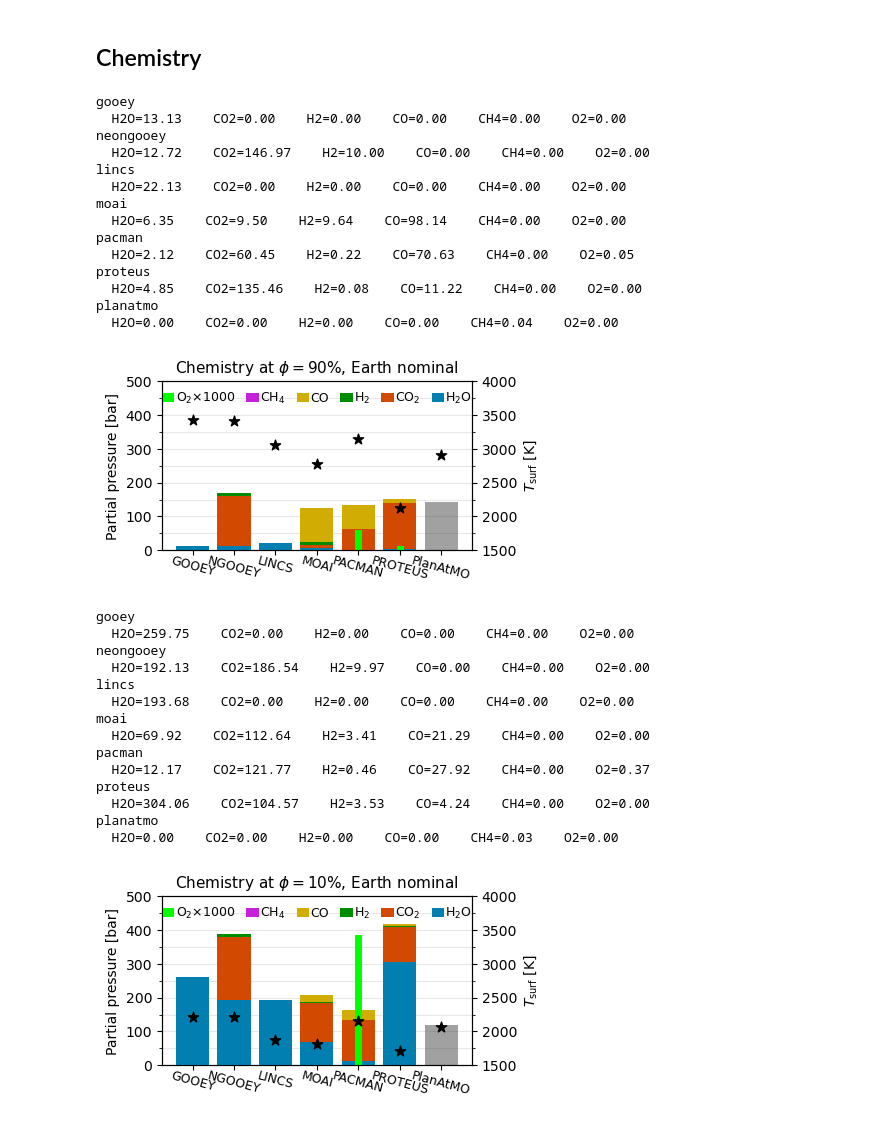
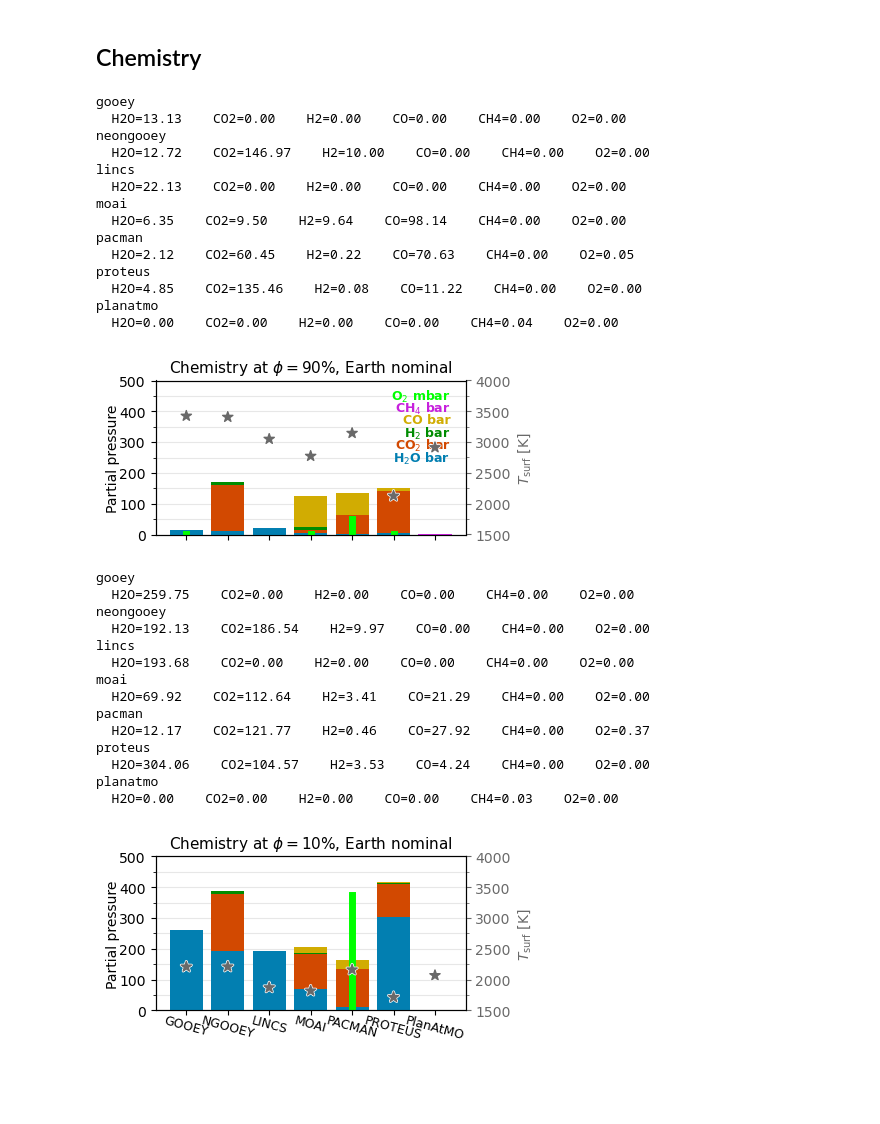
Before and after one commit to lena-noack/chili, a Jupyter notebook: intercomparison/analysis_solarsystem/compare.ipynb, the cells around one changed output. Saved outputs shown, nothing was run; the diff lists cells and outputs as text; code cells hidden in the pictures; blank space fills up the shorter version.

```diff
--- a/intercomparison/analysis_solarsystem/compare.ipynb
+++ b/intercomparison/analysis_solarsystem/compare.ipynb
@@ -578,7 +579,7 @@ for im,m in enumerate(models):
 
         if p == "earth":
             ls = "solid"
-            al = 0.7
+            al = 1.0
 
         else:
             ls = "dashed"
@@ -793,12 +794,14 @@ def plot_radar(case, phi_compare, legend=True):
 # plot_radar("nominal", 0.90, legend=False)
 # %%
 ymax_chem = 500
+tmp_color = 'dimgray'
 
-def plot_chem(case, planet, phi_compare):
+
+def plot_chem(case, planet, phi_compare, xlabel=True, legend=True):
 
     ykey_r = "T_surf(K)"
 
-    fig, ax = plt.subplots(1,1, figsize=(4,2.2))
+    fig, ax = plt.subplots(1,1, figsize=(4,2))
     axr = ax.twinx()
 
     fO2_factor = 1000.0
@@ -814,7 +817,7 @@ def plot_chem(case, planet, phi_compare):
         row = dat.iloc[idx]
 
         # total pressure
-        ax.bar(m, row["p_surf(bar)"], color=get_color("p_surf(bar)"), zorder=2, alpha=0.5)
+        # ax.bar(m, row["p_surf(bar)"], color=get_color("p_surf(bar)"), zorder=2, alpha=0.5)
 
         ybot = 0
         for gas in chili_gases:
@@ -835,7 +838,8 @@ def plot_chem(case, planet, phi_compare):
         ymax = max(ymax, ybot+dy)
 
         # temperature on secondary axis
-        axr.scatter(m, row[ykey_r], color="k", zorder=5, marker='*', s=60)
+        axr.scatter(m, row[ykey_r], color=tmp_color, zorder=5, marker='*', s=60,
+                    path_effects=[pe.withStroke(linewidth=2, foreground='w')])
 
         # visualise fO2
         fO2 = row[f"fO2_melt(bar)"]
@@ -843,55 +847,71 @@ def plot_chem(case, planet, phi_compare):
             ax.plot([m,m], [0,fO2*fO2_factor], color=get_color("O2"), lw=5, zorder=5)
 
         xvals.append(m)
-        xlbl = get_label(m).replace("NEONGOOEY","NGOOEY")
+        if xlabel:
+            xlbl = get_label(m).replace("NEONGOOEY","NGOOEY")
+        else:
+            xlbl = ""
         xlbls.append(xlbl)
 
     # legend
-    for gas in chili_gases[::-1]:
-        lbl = get_label(gas)
-        if gas == "O2":
-            lbl += r"$\times$" + f"{fO2_factor:.0f}"
-        ax.bar(0, 0, color=get_color(gas), label=lbl)
+    if legend:
+        # for gas in chili_gases[::-1]:
+        #     lbl = get_label(gas)
+        #     if gas == "O2":
+        #         lbl += r"$\times$" + f"{fO2_factor:.0f}"
+        #     ax.bar(0, 0, color=get_color(gas), label=lbl)
+        # ax.legend(ncols=len(chili_gases), loc='upper center', bbox_to_anchor=(0.5, 1.01),
+        #           fontsize=9, handletextpad=0.1, columnspacing=0.9, handlelength=1, frameon=False)
 
-    ax.set_ylabel("Partial pressure [bar]")
+
+        for igas,gas in enumerate(chili_gases[::-1]):
+            lbl = get_label(gas)
+            if gas == "O2":
+                lbl += " mbar"
+            else:
+                lbl += " bar"
+            ax.text(0.95, 0.95-igas*0.08, lbl, color=get_color(gas), fontsize=9, transform=ax.transAxes,
+                    ha='right', va='top', zorder=99, fontweight='bold')
+
+    ax.set_ylabel("Partial pressure", labelpad=-0.5)
     ax.set_ylim(0, ymax_chem)
     ax.yaxis.set_major_locator(mpl.ticker.MultipleLocator(100))
     ax.yaxis.set_minor_locator(mpl.ticker.MultipleLocator(50))
     ax.grid(axis='y', which='both', zorder=-2, alpha=0.3)
     ax.set_xticks(xvals, xlbls, rotation=-15, ha='center', fontsize=9)
     ax.tick_params(axis='x', which='both', pad=-1)
-    ax.legend(ncols=len(chili_gases), loc='upper center', bbox_to_anchor=(0.5, 1.01),
-              fontsize=9, handletextpad=0.1, columnspacing=0.9, handlelength=1, frameon=False)
+
 
     axr.set_ylim(tmp_min, tmp_max)
+    axr.tick_params(axis='y', which='both', color=tmp_color, labelcolor=tmp_color)
     axr.yaxis.set_major_locator(mpl.ticker.MultipleLocator(500))
     axr.yaxis.set_minor_locator(mpl.ticker.MultipleLocator(250))
-    axr.set_ylabel(get_label(ykey_r))
+    axr.set_ylabel(get_label(ykey_r), color=tmp_color)
 
     title = r"Chemistry at $\phi=$" + f"{phi_compare*100:.0f}%, {get_label(planet)} {case}"
     ax.set_title(title, fontsize=11)
 
     plt.show()
     fig.savefig(f"out/chem_{planet}_{case}_{phi_compare*100:.0f}.{EXT}", bbox_inches='tight', dpi=DPI)
 
-plot_chem("nominal", "earth", 0.90)
-plot_chem("nominal", "earth", 0.10)
+plot_chem("nominal", "earth", 0.90, xlabel=False, legend=True)
+plot_chem("nominal", "earth", 0.10, xlabel=True, legend=False)
 # %% [output]
 gooey
   H2O=13.13    CO2=0.00    H2=0.00    CO=0.00    CH4=0.00    O2=0.00
 neongooey
   H2O=12.72    CO2=146.97    H2=10.00    CO=0.00    CH4=0.00    O2=0.00
 lincs
   H2O=22.13    CO2=0.00    H2=0.00    CO=0.00    CH4=0.00    O2=0.00
 moai
   H2O=6.35    CO2=9.50    H2=9.64    CO=98.14    CH4=0.00    O2=0.00
 pacman
   H2O=2.12    CO2=60.45    H2=0.22    CO=70.63    CH4=0.00    O2=0.05
 proteus
   H2O=4.85    CO2=135.46    H2=0.08    CO=11.22    CH4=0.00    O2=0.00
 planatmo
   H2O=0.00    CO2=0.00    H2=0.00    CO=0.00    CH4=0.04    O2=0.00
-[figure, old version]
+[figure, new version]
 gooey
   H2O=259.75    CO2=0.00    H2=0.00    CO=0.00    CH4=0.00    O2=0.00
 neongooey
@@ -906,5 +926,5 @@ proteus
   H2O=304.06    CO2=104.57    H2=3.53    CO=4.24    CH4=0.00    O2=0.00
 planatmo
   H2O=0.00    CO2=0.00    H2=0.00    CO=0.00    CH4=0.03    O2=0.00
-[figure, old version]
+[figure, new version]
 # %%
```
Also changed, not shown: parts of 5 cells of this notebook.
